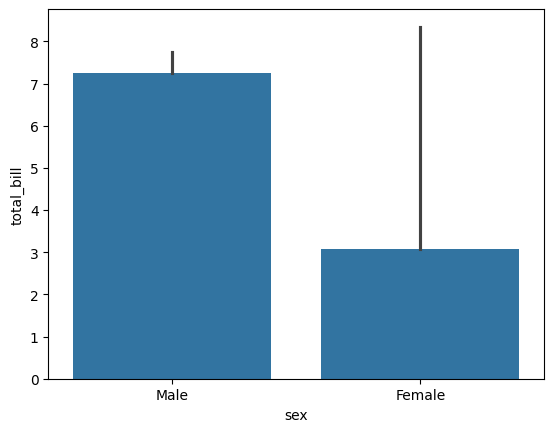
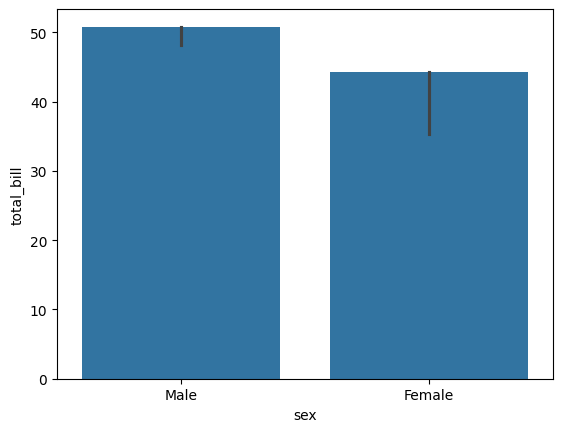
The change to this notebook cell's code, shown as a diff; its figure went from the first image to the second:
--- before
+++ after
@@ -2,7 +2,11 @@
 
 # By default , comparison type is mean of qantitative data but we x=can change it ...
-sns.barplot(x=df['sex'],y=df['total_bill'],estimator = 'min')
+
+sns.barplot(x=df['sex'],y=df['total_bill'],estimator=np.max) 
+#remember method vs attributes shape and size are attributes of array and min max are methods 
+# here we need to just pass the function not the result of it np.max() is a number / result as a return value , we need function 
 plt.show()
 
-sns.barplot(x=df['sex'] , y= df['total_bill'],estimator = 'mean')
+sns.barplot(x=df['sex'] , y= df['total_bill'],estimator = np.mean)
 plt.show()
+

Commit: feat: tips-dataset --> box plot explanation to showcase outliers and IQR -> Interquartlie Range